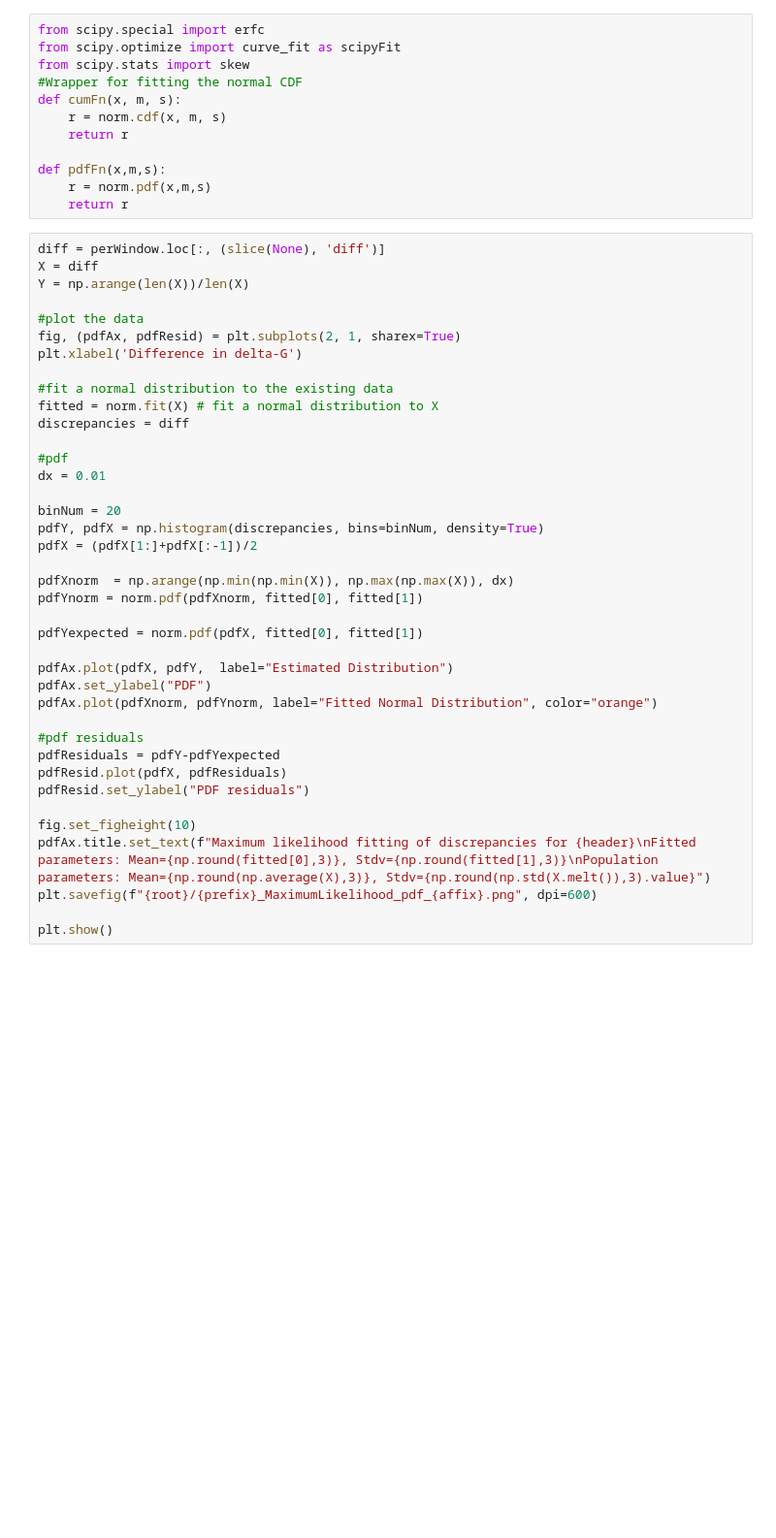
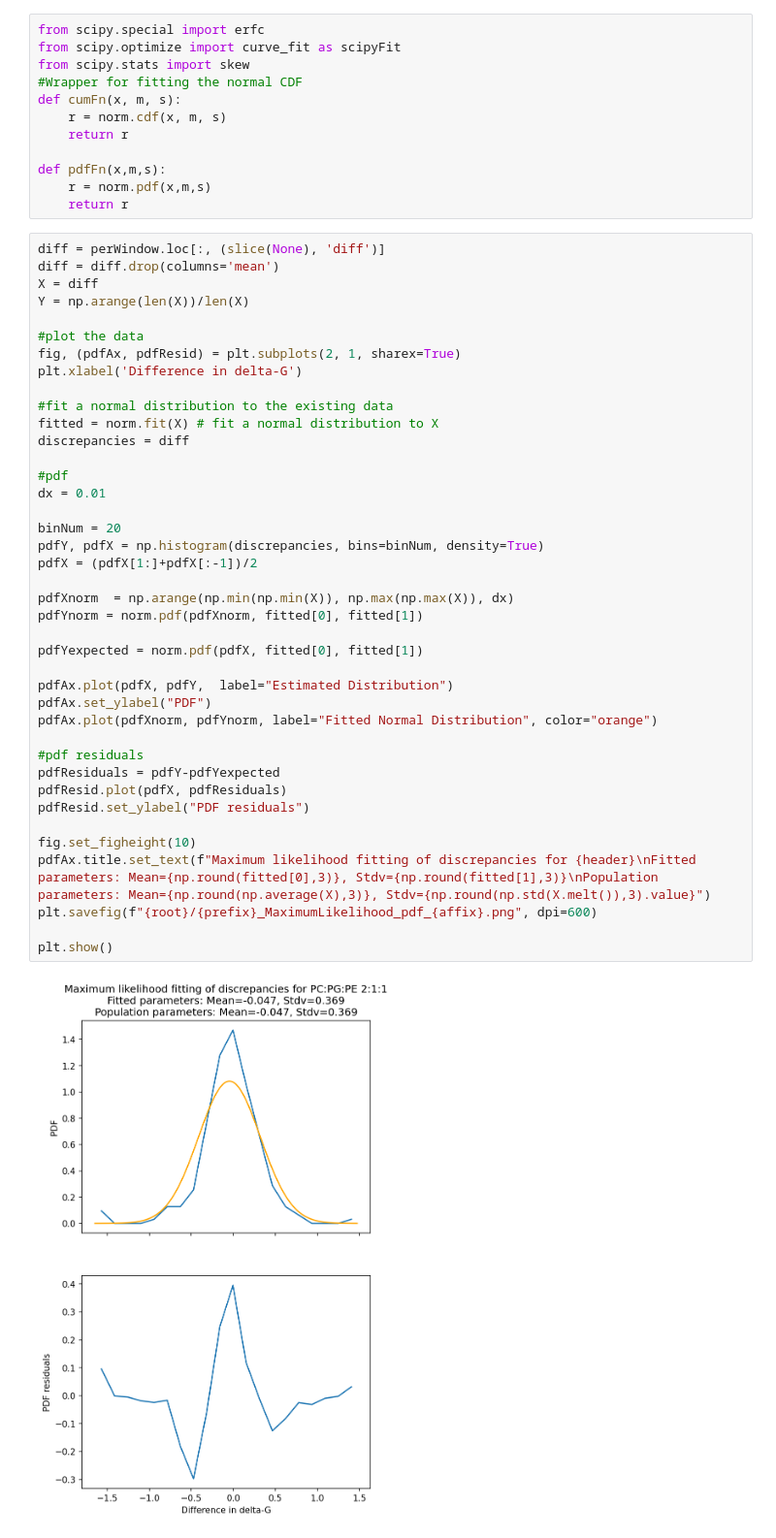
Before and after one commit to BranniganLab/safep, a Jupyter notebook: Batch_Basic.ipynb, the cells around one changed output. Shown at 97% size. Cells and saved outputs as stored; diff of their text form; blank space fills up the shorter version.

```diff
--- a/Batch_Basic.ipynb
+++ b/Batch_Basic.ipynb
@@ -174,6 +263,7 @@ def pdfFn(x,m,s):
     return r
 # %%
 diff = perWindow.loc[:, (slice(None), 'diff')]
+diff = diff.drop(columns='mean')
 X = diff
 Y = np.arange(len(X))/len(X)
 
@@ -184,30 +274,32 @@ plt.xlabel('Difference in delta-G')
 #fit a normal distribution to the existing data
 fitted = norm.fit(X) # fit a normal distribution to X
 discrepancies = diff
 
 #pdf
 dx = 0.01
 
 binNum = 20
 pdfY, pdfX = np.histogram(discrepancies, bins=binNum, density=True)
 pdfX = (pdfX[1:]+pdfX[:-1])/2
 
 pdfXnorm  = np.arange(np.min(np.min(X)), np.max(np.max(X)), dx)
 pdfYnorm = norm.pdf(pdfXnorm, fitted[0], fitted[1])
 
 pdfYexpected = norm.pdf(pdfX, fitted[0], fitted[1])
 
 pdfAx.plot(pdfX, pdfY,  label="Estimated Distribution")
 pdfAx.set_ylabel("PDF")
 pdfAx.plot(pdfXnorm, pdfYnorm, label="Fitted Normal Distribution", color="orange")
 
 #pdf residuals
 pdfResiduals = pdfY-pdfYexpected
 pdfResid.plot(pdfX, pdfResiduals)
 pdfResid.set_ylabel("PDF residuals")
 
 fig.set_figheight(10)
 pdfAx.title.set_text(f"Maximum likelihood fitting of discrepancies for {header}\nFitted parameters: Mean={np.round(fitted[0],3)}, Stdv={np.round(fitted[1],3)}\nPopulation parameters: Mean={np.round(np.average(X),3)}, Stdv={np.round(np.std(X.melt()),3).value}")
 plt.savefig(f"{root}/{prefix}_MaximumLikelihood_pdf_{affix}.png", dpi=600)
 
 plt.show()
+# %% [output]
+[figure, added]
```
Also changed, not shown: parts of 18 cells of this notebook, 2 other files.
